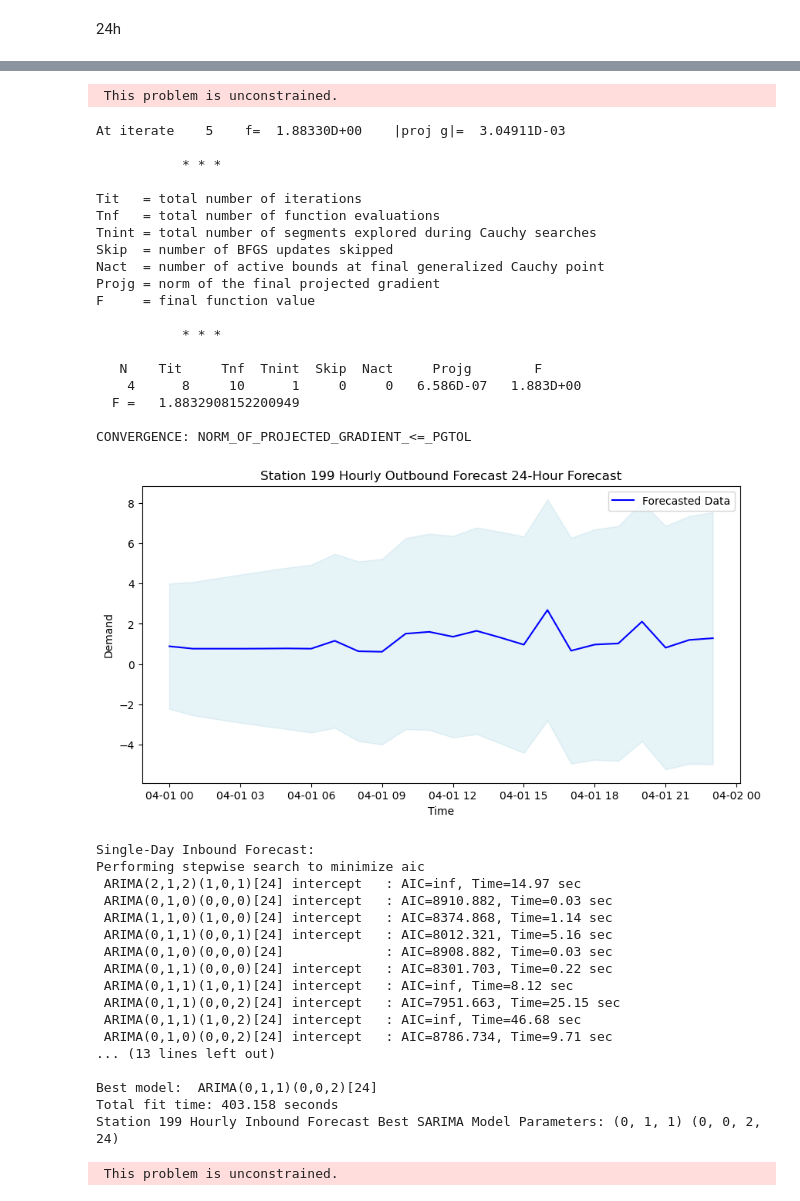
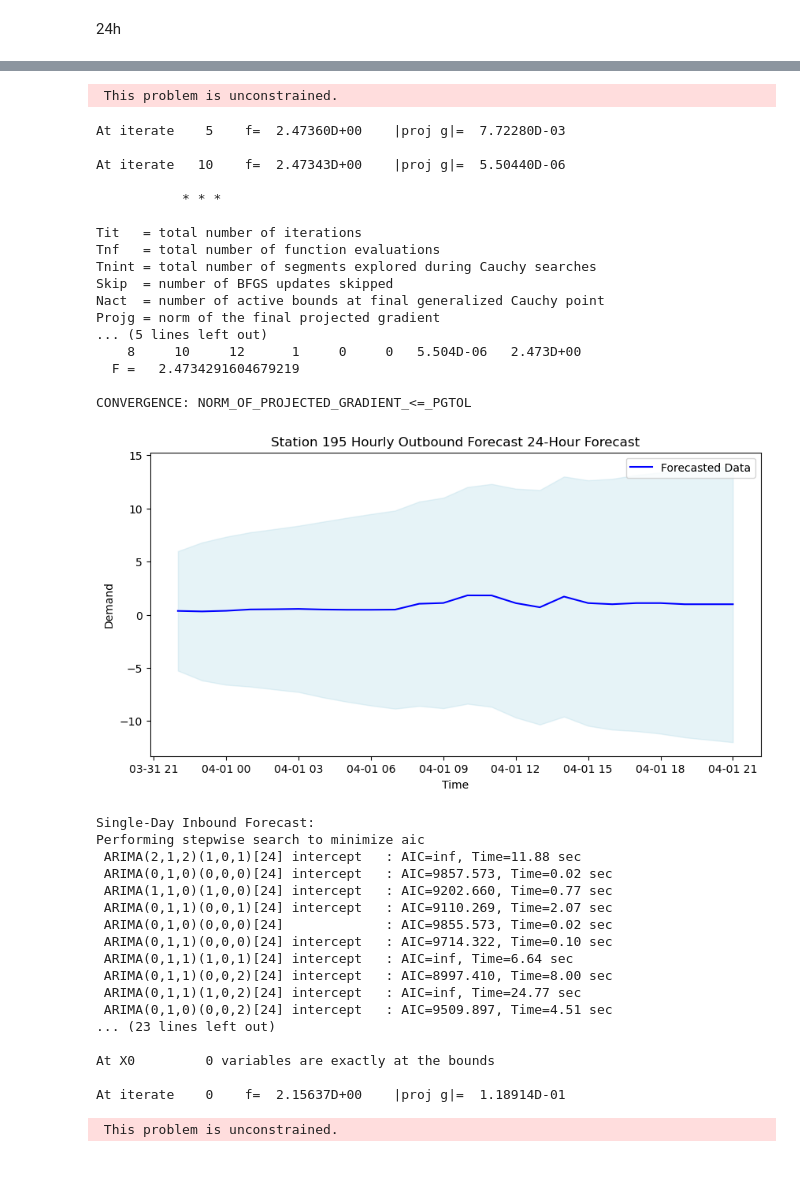
Before and after one commit to EdwardXieee/IS5126-FinalProject, a Jupyter notebook: LSTM:ARIMA/ARIMA.ipynb, the cells around one changed output, grey strips where cells are left out. Cells and saved outputs as stored; diff of their text form; code cells hidden in the pictures; blank space fills up the shorter version.

```diff
--- a/LSTM:ARIMA/ARIMA.ipynb
+++ b/LSTM:ARIMA/ARIMA.ipynb
@@ -379,7 +398,7 @@ df['start_hour'] = df['start_time'].dt.floor('H')
 df['end_hour'] = df['end_time'].dt.floor('H')
 
 # 3. Select the station ID to analyze
-station_id = 199  # Example station ID
+station_id = 195  # Example station ID
 
 # 4. Calculate hourly outbound and inbound counts
 outbound_data = df[df['from_station_id'] == station_id].groupby('start_hour').size()
@@ -447,39 +466,37 @@ At iterate    0    f=  1.92273D+00    |proj g|=  1.11595D-01
  This problem is unconstrained.
-At iterate    5    f=  1.88330D+00    |proj g|=  3.04911D-03
+At iterate    5    f=  2.47360D+00    |proj g|=  7.72280D-03
+
+At iterate   10    f=  2.47343D+00    |proj g|=  5.50440D-06
 
            * * *
 
 Tit   = total number of iterations
 Tnf   = total number of function evaluations
 Tnint = total number of segments explored during Cauchy searches
 Skip  = number of BFGS updates skipped
 Nact  = number of active bounds at final generalized Cauchy point
 Projg = norm of the final projected gradient
-F     = final function value
-
-           * * *
-
-   N    Tit     Tnf  Tnint  Skip  Nact     Projg        F
-    4      8     10      1     0     0   6.586D-07   1.883D+00
-  F =   1.8832908152200949
+... (5 lines left out)
+    8     10     12      1     0     0   5.504D-06   2.473D+00
+  F =   2.4734291604679219
 
 CONVERGENCE: NORM_OF_PROJECTED_GRADIENT_<=_PGTOL
-[figure, old version]
+[figure, new version]
 Single-Day Inbound Forecast:
 Performing stepwise search to minimize aic
- ARIMA(2,1,2)(1,0,1)[24] intercept   : AIC=inf, Time=14.97 sec
- ARIMA(0,1,0)(0,0,0)[24] intercept   : AIC=8910.882, Time=0.03 sec
- ARIMA(1,1,0)(1,0,0)[24] intercept   : AIC=8374.868, Time=1.14 sec
- ARIMA(0,1,1)(0,0,1)[24] intercept   : AIC=8012.321, Time=5.16 sec
- ARIMA(0,1,0)(0,0,0)[24]             : AIC=8908.882, Time=0.03 sec
- ARIMA(0,1,1)(0,0,0)[24] intercept   : AIC=8301.703, Time=0.22 sec
- ARIMA(0,1,1)(1,0,1)[24] intercept   : AIC=inf, Time=8.12 sec
- ARIMA(0,1,1)(0,0,2)[24] intercept   : AIC=7951.663, Time=25.15 sec
- ARIMA(0,1,1)(1,0,2)[24] intercept   : AIC=inf, Time=46.68 sec
- ARIMA(0,1,0)(0,0,2)[24] intercept   : AIC=8786.734, Time=9.71 sec
-... (13 lines left out)
+ ARIMA(2,1,2)(1,0,1)[24] intercept   : AIC=inf, Time=11.88 sec
+ ARIMA(0,1,0)(0,0,0)[24] intercept   : AIC=9857.573, Time=0.02 sec
+ ARIMA(1,1,0)(1,0,0)[24] intercept   : AIC=9202.660, Time=0.77 sec
+ ARIMA(0,1,1)(0,0,1)[24] intercept   : AIC=9110.269, Time=2.07 sec
+ ARIMA(0,1,0)(0,0,0)[24]             : AIC=9855.573, Time=0.02 sec
+ ARIMA(0,1,1)(0,0,0)[24] intercept   : AIC=9714.322, Time=0.10 sec
+ ARIMA(0,1,1)(1,0,1)[24] intercept   : AIC=inf, Time=6.64 sec
+ ARIMA(0,1,1)(0,0,2)[24] intercept   : AIC=8997.410, Time=8.00 sec
+ ARIMA(0,1,1)(1,0,2)[24] intercept   : AIC=inf, Time=24.77 sec
+ ARIMA(0,1,0)(0,0,2)[24] intercept   : AIC=9509.897, Time=4.51 sec
+... (23 lines left out)
 
-Best model:  ARIMA(0,1,1)(0,0,2)[24]
-Total fit time: 403.158 seconds
-Station 199 Hourly Inbound Forecast Best SARIMA Model Parameters: (0, 1, 1) (0, 0, 2, 24)
+At X0         0 variables are exactly at the bounds
+
+At iterate    0    f=  2.15637D+00    |proj g|=  1.18914D-01
  This problem is unconstrained.
```
Also changed, not shown: parts of 9 cells of this notebook, 3 other files.
